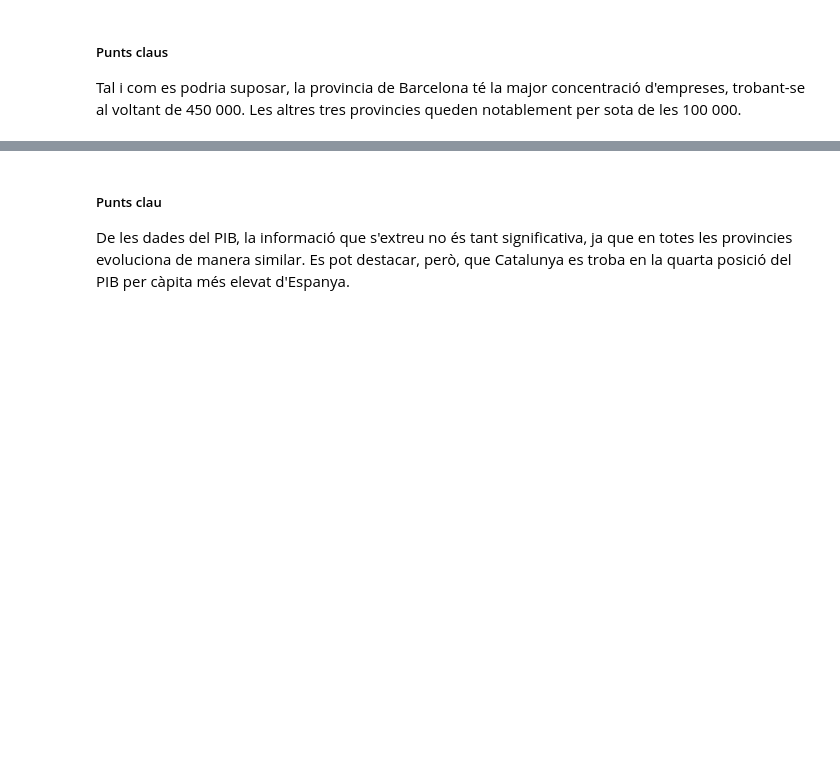
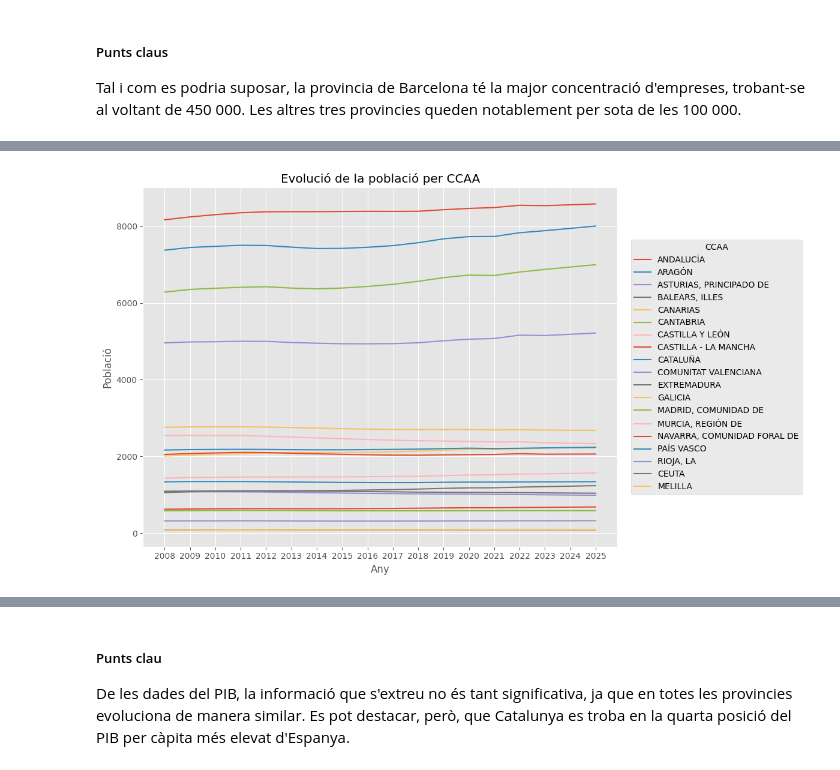
Before and after one commit to arnaumunozbarrera/Hackaton-UAB-2025, a Jupyter notebook: Informe Final.ipynb, the cells around one changed output, grey strips where cells are left out. Cells and saved outputs as stored; diff of their text form; code cells hidden in the pictures; blank space fills up the shorter version.

```diff
--- a/Informe Final.ipynb
+++ b/Informe Final.ipynb
@@ -382,0 +375,36 @@ Estructura Interna de dataframe_variacio_PIB_percentatge:  (62, 16)
+# %%
+import pandas as pd
+import matplotlib.pyplot as plt
+
+df = pd.read_excel('data/habitantes.xlsx')
+
+df_ccaa = df[df['TIPO'] == 'CCAA'].copy()
+
+df_ccaa['CCAA'] = df_ccaa['CCAA'].str.strip()
+df_ccaa = df_ccaa.set_index('CCAA').drop('TIPO', axis=1)
+
+df_plot = df_ccaa.T
+df_plot.index = df_plot.index.astype(int)
+
+# Graficar
+fig, ax = plt.subplots(figsize=(12, 7))
+ax.plot(df_plot)
+
+ax.set_xticks(df_plot.index)
+ax.set_xticklabels(df_plot.index.astype(str))
+
+ax.set_title('Evolució de la població per CCAA')
+ax.set_xlabel('Any')
+ax.set_ylabel('Població')
+
+ax.legend(
+    df_plot.columns,
+    title="CCAA",
+    loc="center left",
+    bbox_to_anchor=(1.02, 0.5)
+)
+
+plt.tight_layout()
+plt.show()
+# %% [output]
+[figure, added]
```
Also changed, not shown: parts of 7 cells of this notebook, 2 other files.
